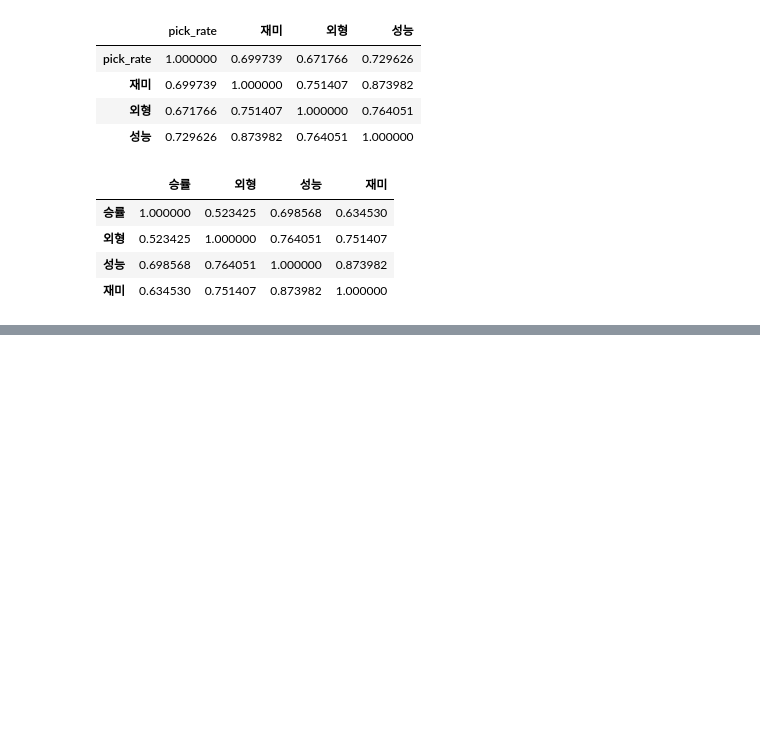
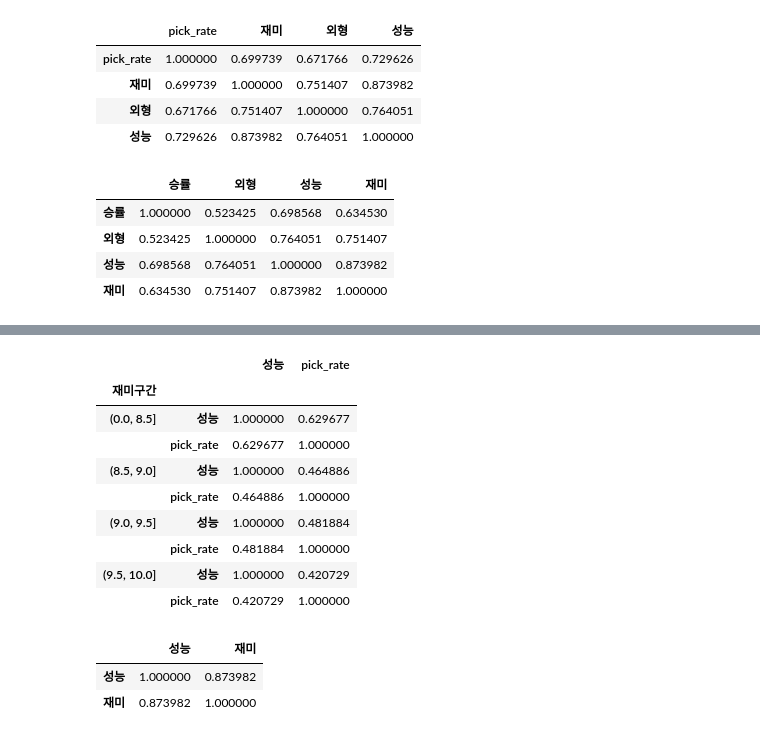
Before and after one commit to kimjaehyeonC/Toy_Getamped, a Jupyter notebook: getamped_log_generator.ipynb, the cells around one changed output, grey strips where cells are left out. Cells and saved outputs as stored; diff of their text form; code cells hidden in the pictures; blank space fills up the shorter version.

```diff
--- a/getamped_log_generator.ipynb
+++ b/getamped_log_generator.ipynb
@@ -648,0 +677,22 @@ acc_win_rate[['승률', '외형', '성능', '재미']].corr()
+# %%
+df_score['재미구간'] = pd.cut(df_score['재미'], bins=[0, 8.5, 9.0, 9.5, 10])
+merged = pick_rate_table.merge(df_score[['액세서리', '성능', '재미구간']], on = '액세서리', how = 'left')
+
+merged.groupby('재미구간')[['성능', 'pick_rate']].corr()
+# %% [output]
+|  |  | 성능 | pick_rate |
+| 재미구간 |  |  |  |
+| (0.0, 8.5] | 성능 | 1.000000 | 0.629677 |
+|  | pick_rate | 0.629677 | 1.000000 |
+| (8.5, 9.0] | 성능 | 1.000000 | 0.464886 |
+|  | pick_rate | 0.464886 | 1.000000 |
+| (9.0, 9.5] | 성능 | 1.000000 | 0.481884 |
+|  | pick_rate | 0.481884 | 1.000000 |
+| (9.5, 10.0] | 성능 | 1.000000 | 0.420729 |
+|  | pick_rate | 0.420729 | 1.000000 |
+# %%
+df_score[['성능', '재미']].corr()
+# %% [output]
+|  | 성능 | 재미 |
+| 성능 | 1.000000 | 0.873982 |
+| 재미 | 0.873982 | 1.000000 |
```
Also changed, not shown: parts of 9 cells of this notebook.
